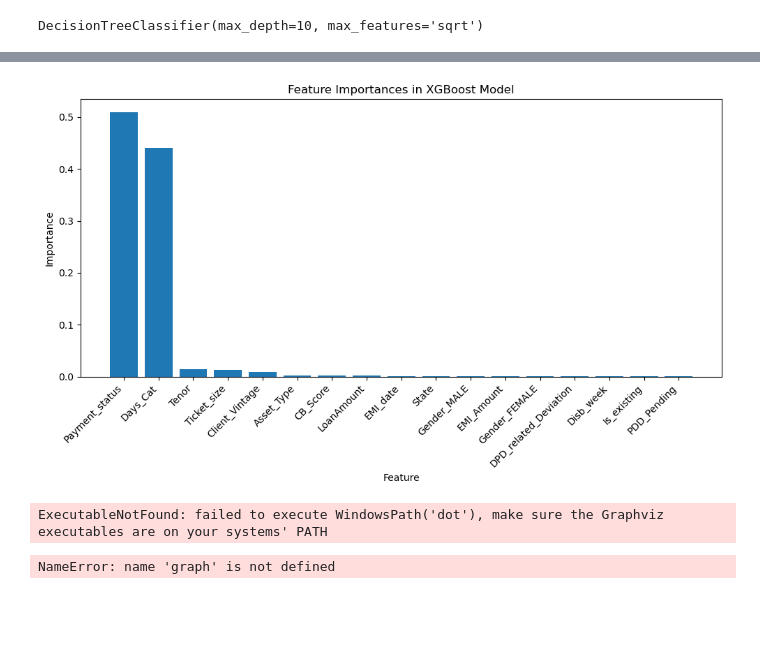
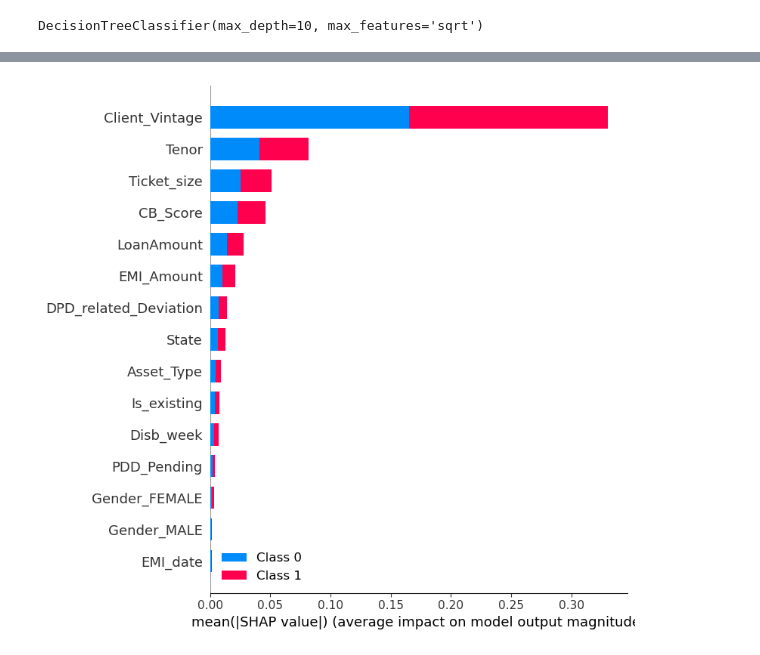
Before and after one commit to Jagadeesha89/MLprojects, a Jupyter notebook: Prediction OTR.ipynb, the cells around one changed output, grey strips where cells are left out. Cells and saved outputs as stored; diff of their text form; code cells hidden in the pictures; blank space fills up the shorter version.

```diff
--- a/Prediction OTR.ipynb
+++ b/Prediction OTR.ipynb
@@ -556,12 +448,0 @@ feature_names = x_train.columns
-# %%
-indices = np.argsort(importances)[::-1]
-plt.figure(figsize=(10, 6))
-plt.bar(range(x_train.shape[1]), importances[indices])
-plt.xticks(range(x_train.shape[1]), feature_names[indices], rotation=45, ha='right')
-plt.xlabel('Feature')
-plt.ylabel('Importance')
-plt.title('Feature Importances in XGBoost Model')
-plt.tight_layout()
-plt.show()
-# %% [output]
-[figure, removed]
@@ -571,16 +449,8 @@ from sklearn.tree import export_graphviz
-# %%
-dot_data = export_graphviz(d_tree, out_file=None,
-                           feature_names=x_train.columns,
-                           class_names=[str(label) for label in y_train.unique()],
-                           filled=True, rounded=True,
-                           special_characters=True)
-
-graph = graphviz.Source(dot_data)
-graph.render("decision_tree")  # Saves the tree as 'decision_tree.pdf'
-graph.view()  # Opens the tree in the default image viewer
-# %% [output]
-ExecutableNotFound: failed to execute WindowsPath('dot'), make sure the Graphviz executables are on your systems' PATH
 # %%
-graph
+import shap
-# %% [output]
-NameError: name 'graph' is not defined
+# %%
+explainer=shap.TreeExplainer(d_tree)
+shap_values=explainer.shap_values(x_test)
+shap.summary_plot(shap_values,x_test)
+# %% [output]
+[figure, added]
```
Also changed, not shown: parts of 33 cells of this notebook.
